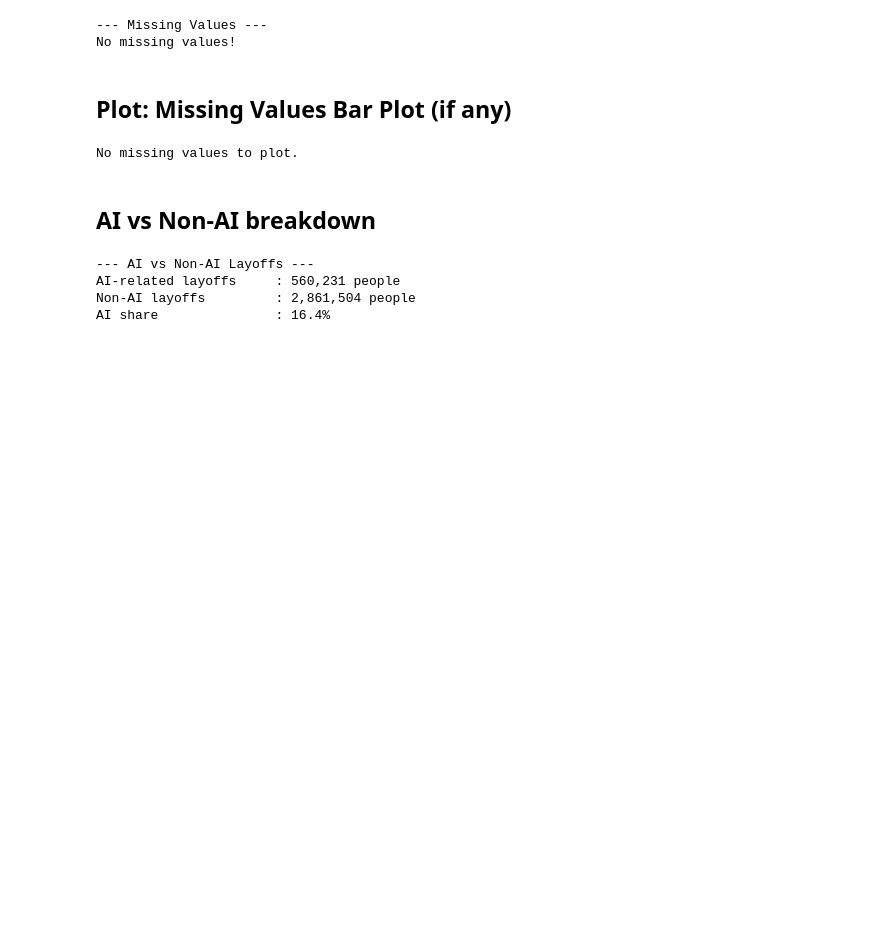
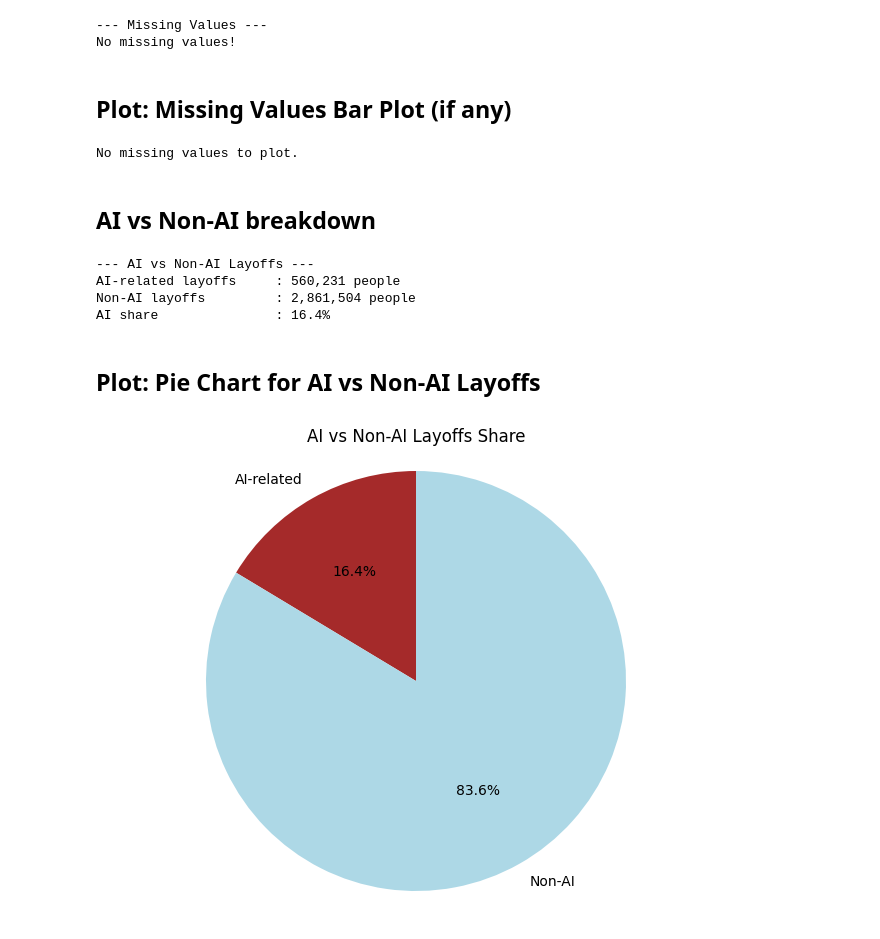
Before and after one commit to RAVIAPTISWETHA/Predictive-Insights-into-Global-Hiring-and-Layoff-Trends, a Jupyter notebook: Predictive_Insights_into_Global_Hiring_and_Layoff_Trends.ipynb, the cells around one changed output. Saved outputs shown, nothing was run; the diff lists cells and outputs as text; code cells hidden in the pictures; blank space fills up the shorter version.

```diff
--- a/Predictive_Insights_into_Global_Hiring_and_Layoff_Trends.ipynb
+++ b/Predictive_Insights_into_Global_Hiring_and_Layoff_Trends.ipynb
@@ -110,3 +110,16 @@ print(f"AI share               : {ai_total / df['layoff_count'].sum() * 100:.1f}
 AI-related layoffs     : 560,231 people
 Non-AI layoffs         : 2,861,504 people
 AI share               : 16.4%
+# %% [markdown]
+## **Plot: Pie Chart for AI vs Non-AI Layoffs**
+# %%
+plt.figure(figsize=(8,6))
+labels = ['AI-related', 'Non-AI']
+sizes = [ai_total, non_ai_total]
+colors = ['brown','lightblue']
+plt.pie(sizes, labels=labels, colors=colors, autopct='%1.1f%%', startangle=90)
+plt.title('AI vs Non-AI Layoffs Share')
+plt.axis('equal')
+plt.show()
+# %% [output]
+[figure, added]
```
